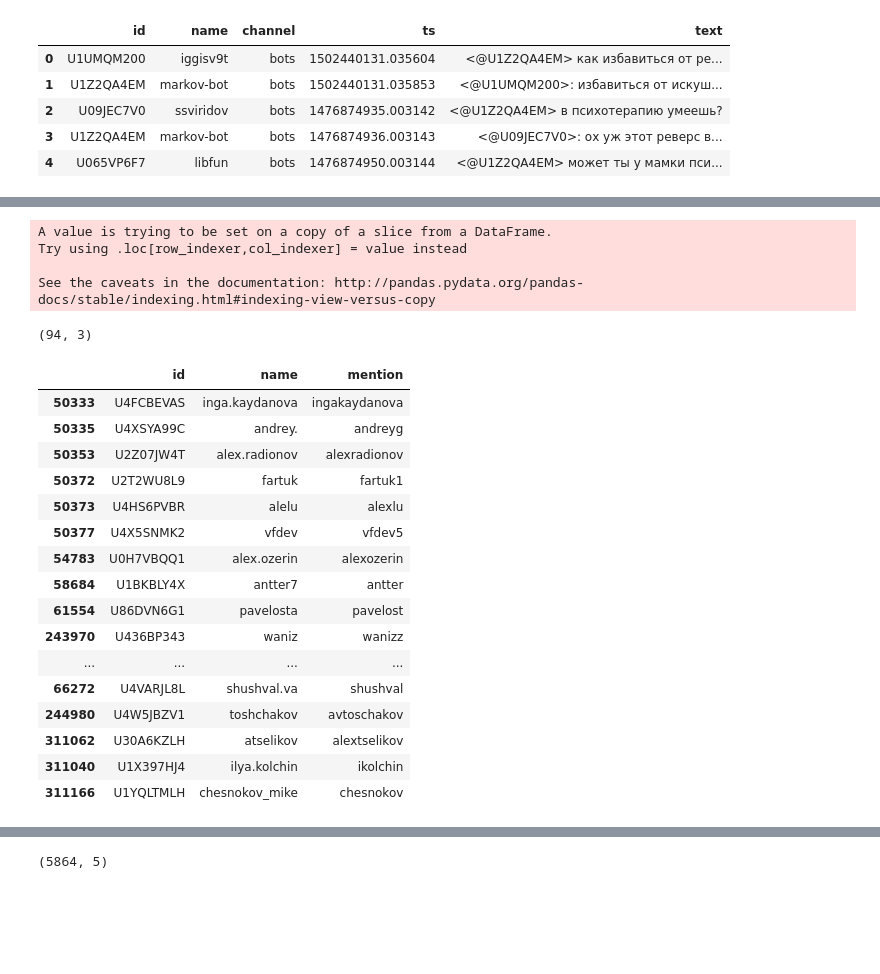
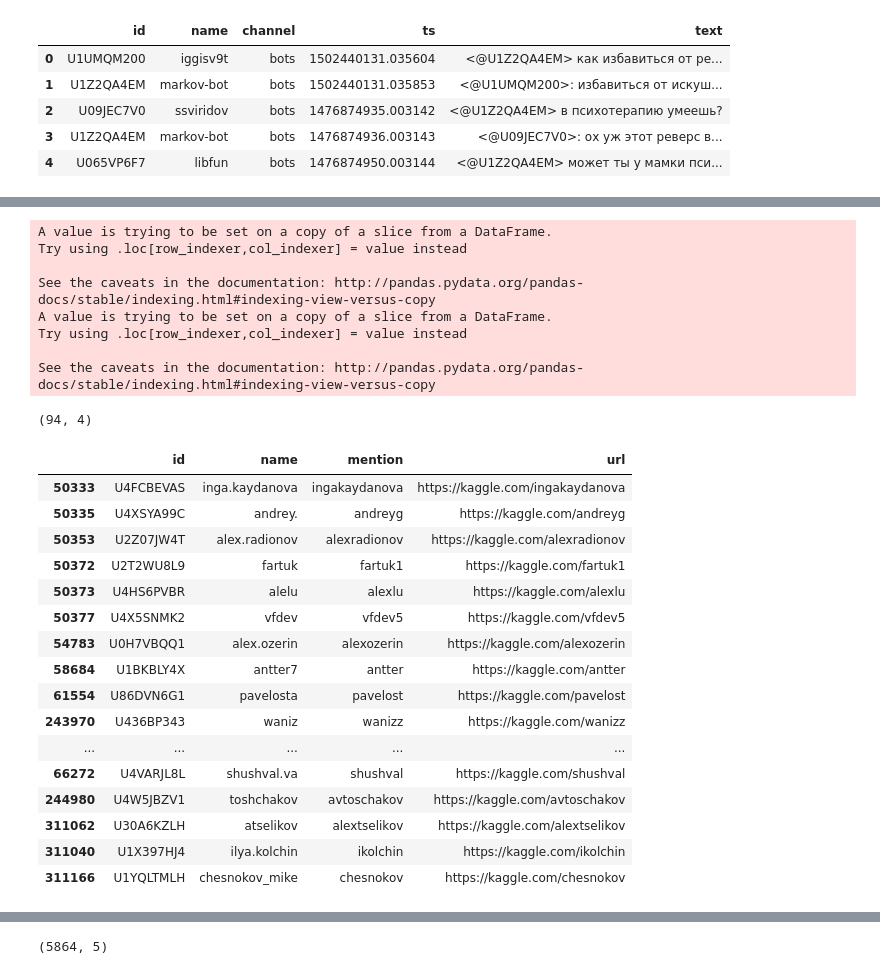
Before and after one commit to alexeyqu/ods-slack-data, a Jupyter notebook: db.ipynb, the cells around one changed output, grey strips where cells are left out. Drawn from its saved outputs; the diff is of its cells as text; code cells hidden in the pictures; blank space fills up the shorter version.

```diff
--- a/db.ipynb
+++ b/db.ipynb
@@ -74,23 +74,25 @@ def get_levenstein(df, th):
                            (len(row['name']) > th  * 2 + 2 or len(row['mention']) > th * 2 + 2)), axis=1)]
 #     print(df_match.shape)
 #     print(df_match[df_match['name'] != df_match['mention']][['name', 'mention']].head())
-    return df_match[['id', 'name', 'mention']]
+    return df_match[['id', 'name', 'mention', 'url']]
 #     return df_match
 # %%
 github_regex = '<http[^>]*github.com/([^>/]+)'
 
 df_github = df[df.text.str.contains(github_regex)]
 df_github['mention'] = ''
+df_github['url'] = ''
 for index, row in df_github.iterrows():
     df_github.loc[index]['name'] = df_github.loc[index]['name'].lower()
     m = re.search(github_regex, row['text'])
     if m:
         df_github.loc[index]['mention'] = m.group(1).lower()
+        df_github.loc[index]['url'] = 'https://github.com/' + m.group(1).lower()
 
 
 # df_github_match = df_github[df_github.apply(lambda row: row['name'] == row['mention'], axis=1)]
 # df_github_match.shape
-github_match = pd.DataFrame(columns=['id', 'name', 'mention'])
+github_match = pd.DataFrame(columns=['id', 'name', 'mention', 'url'])
 
 for th in range(6):
     github_match = github_match.append(get_levenstein(df_github, th))
@@ -99,11 +101,13 @@ githubio_regex = '/(\w+).github.io'
 
 df_githubio = df[df.text.str.contains(githubio_regex)]
 df_githubio['mention'] = ''
+df_githubio['url'] = ''
 for index, row in df_githubio.iterrows():
     df_githubio.loc[index]['name'] = df_githubio.loc[index]['name'].lower()
     m = re.search(githubio_regex, row['text'])
     if m:
         df_githubio.loc[index]['mention'] = m.group(1).lower()
+        df_githubio.loc[index]['url'] = 'https://github.com/' + m.group(1).lower()
 
 for th in range(6):
     github_match = github_match.append(get_levenstein(df_githubio, th))
@@ -142,49 +154,55 @@ See the caveats in the documentation: http://pandas.pydata.org/pandas-docs/stabl
 # %%
 kaggle_regex = '<http[^>]*kaggle.com/([^>/]+)'
 
 df_kaggle = df[df.text.str.contains(kaggle_regex)]
 df_kaggle['mention'] = ''
+df_kaggle['url'] = ''
 for index, row in df_kaggle.iterrows():
     df_kaggle.loc[index]['name'] = df_kaggle.loc[index]['name'].lower()
     m = re.search(kaggle_regex, row['text'])
     if m:
         df_kaggle.loc[index]['mention'] = m.group(1).lower()
+        df_kaggle.loc[index]['url'] = 'https://kaggle.com/' +  m.group(1).lower()
 
 
 # df_kaggle_match = df_kaggle[df_kaggle.apply(lambda row: row['name'] == row['mention'], axis=1)]
 # df_kaggle_match.shape
-kaggle_match = pd.DataFrame(columns=['id', 'name', 'mention'])
+kaggle_match = pd.DataFrame(columns=['id', 'name', 'mention', 'url'])
 
 for th in range(6):
     kaggle_match = kaggle_match.append(get_levenstein(df_kaggle, th))
 
 kaggle_match = kaggle_match.drop_duplicates()
 
 print(kaggle_match.shape)
 kaggle_match[kaggle_match['name'] != kaggle_match['mention']]
 # %% [output]
 A value is trying to be set on a copy of a slice from a DataFrame.
 Try using .loc[row_indexer,col_indexer] = value instead
 
 See the caveats in the documentation: http://pandas.pydata.org/pandas-docs/stable/indexing.html#indexing-view-versus-copy
+A value is trying to be set on a copy of a slice from a DataFrame.
+Try using .loc[row_indexer,col_indexer] = value instead
+
+See the caveats in the documentation: http://pandas.pydata.org/pandas-docs/stable/indexing.html#indexing-view-versus-copy
-(94, 3)
+(94, 4)
-|  | id | name | mention |
-| 50333 | U4FCBEVAS | inga.kaydanova | ingakaydanova |
-| 50335 | U4XSYA99C | andrey. | andreyg |
-| 50353 | U2Z07JW4T | alex.radionov | alexradionov |
-| 50372 | U2T2WU8L9 | fartuk | fartuk1 |
-| 50373 | U4HS6PVBR | alelu | alexlu |
-| 50377 | U4X5SNMK2 | vfdev | vfdev5 |
-| 54783 | U0H7VBQQ1 | alex.ozerin | alexozerin |
-| 58684 | U1BKBLY4X | antter7 | antter |
-| 61554 | U86DVN6G1 | pavelosta | pavelost |
-| 243970 | U436BP343 | waniz | wanizz |
-| ... | ... | ... | ... |
-| 66272 | U4VARJL8L | shushval.va | shushval |
-| 244980 | U4W5JBZV1 | toshchakov | avtoschakov |
-| 311062 | U30A6KZLH | atselikov | alextselikov |
-| 311040 | U1X397HJ4 | ilya.kolchin | ikolchin |
-| 311166 | U1YQLTMLH | chesnokov_mike | chesnokov |
+|  | id | name | mention | url |
+| 50333 | U4FCBEVAS | inga.kaydanova | ingakaydanova | https://kaggle.com/ingakaydanova |
+| 50335 | U4XSYA99C | andrey. | andreyg | https://kaggle.com/andreyg |
+| 50353 | U2Z07JW4T | alex.radionov | alexradionov | https://kaggle.com/alexradionov |
+| 50372 | U2T2WU8L9 | fartuk | fartuk1 | https://kaggle.com/fartuk1 |
+| 50373 | U4HS6PVBR | alelu | alexlu | https://kaggle.com/alexlu |
+| 50377 | U4X5SNMK2 | vfdev | vfdev5 | https://kaggle.com/vfdev5 |
+| 54783 | U0H7VBQQ1 | alex.ozerin | alexozerin | https://kaggle.com/alexozerin |
+| 58684 | U1BKBLY4X | antter7 | antter | https://kaggle.com/antter |
+| 61554 | U86DVN6G1 | pavelosta | pavelost | https://kaggle.com/pavelost |
+| 243970 | U436BP343 | waniz | wanizz | https://kaggle.com/wanizz |
+| ... | ... | ... | ... | ... |
+| 66272 | U4VARJL8L | shushval.va | shushval | https://kaggle.com/shushval |
+| 244980 | U4W5JBZV1 | toshchakov | avtoschakov | https://kaggle.com/avtoschakov |
+| 311062 | U30A6KZLH | atselikov | alextselikov | https://kaggle.com/alextselikov |
+| 311040 | U1X397HJ4 | ilya.kolchin | ikolchin | https://kaggle.com/ikolchin |
+| 311166 | U1YQLTMLH | chesnokov_mike | chesnokov | https://kaggle.com/chesnokov |
 # %%
 linkedin_regex = '<http[^>]*linkedin.com/in/([^>/]+)'
 
```
Also changed, not shown: parts of 12 cells of this notebook.
